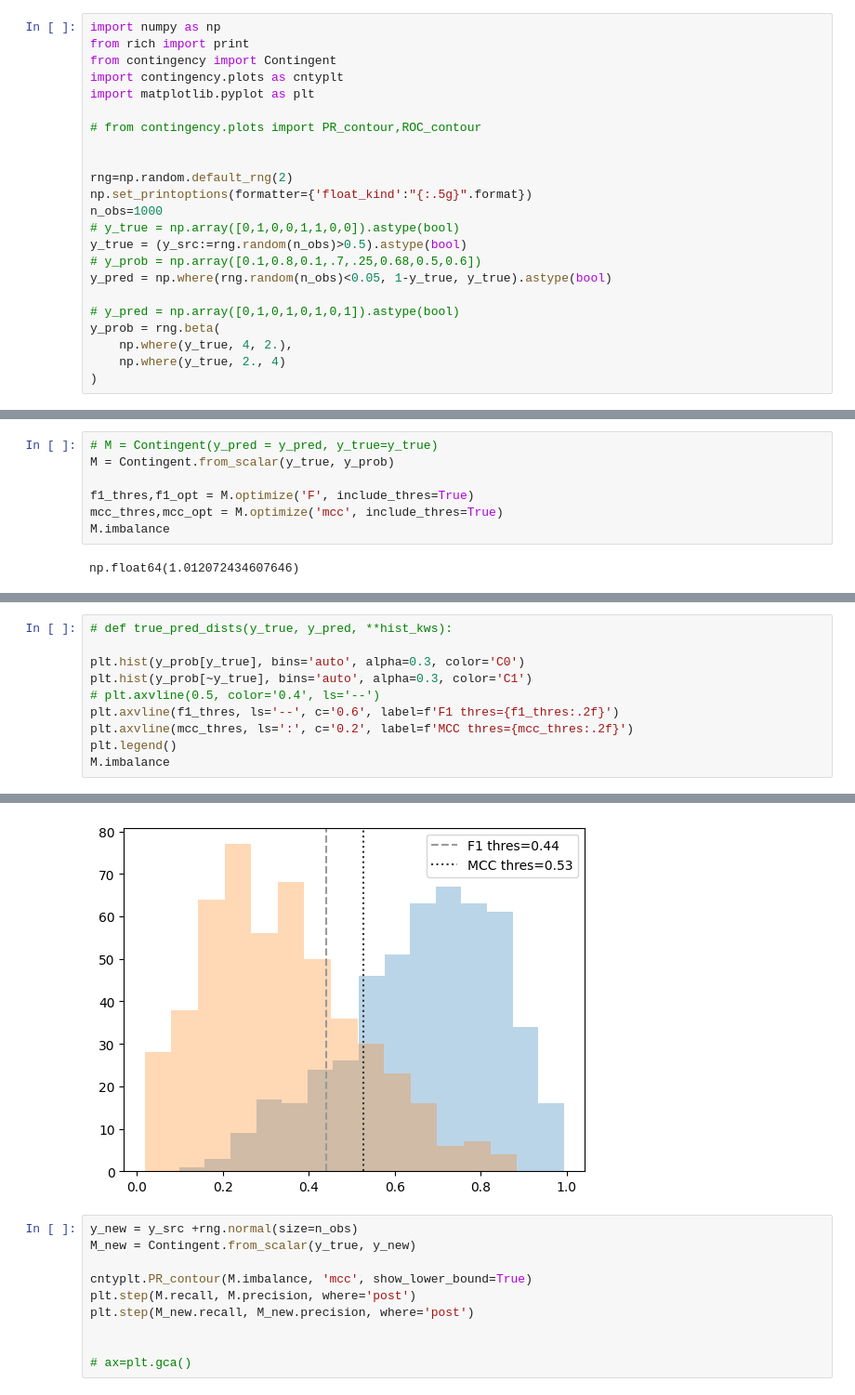
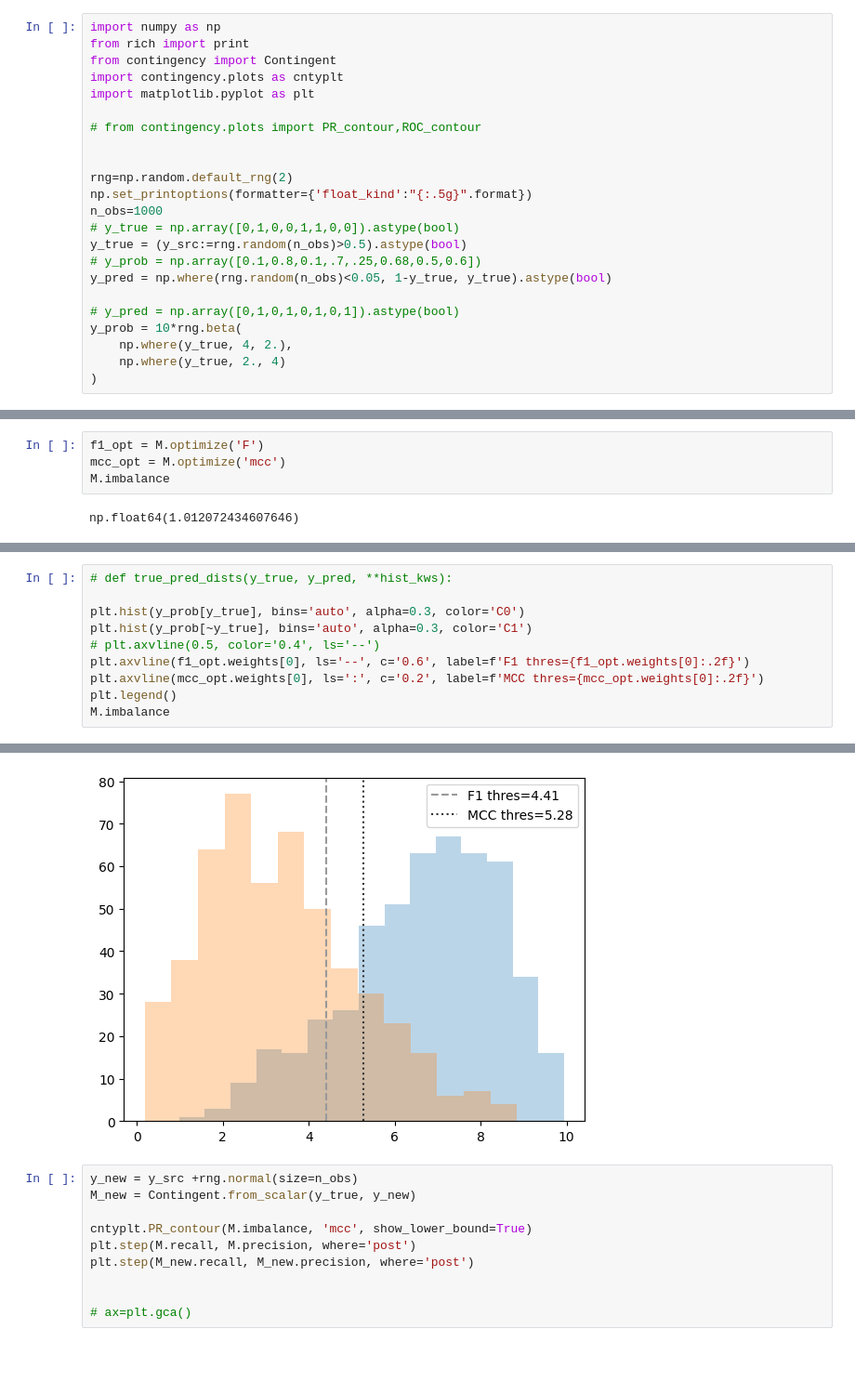
Before and after one commit to rtbs-dev/Contingency, a Jupyter notebook: examples/roc_prgain.ipynb, the cells around one changed output, grey strips where cells are left out. Shown at 93% size. Drawn from its saved outputs; the diff is of its cells as text; blank space fills up the shorter version.

Commit message:
refactor to retain original pred vals

```diff
--- a/examples/roc_prgain.ipynb
+++ b/examples/roc_prgain.ipynb
@@ -17,7 +17,7 @@ y_true = (y_src:=rng.random(n_obs)>0.5).astype(bool)
 y_pred = np.where(rng.random(n_obs)<0.05, 1-y_true, y_true).astype(bool)
 
 # y_pred = np.array([0,1,0,1,0,1,0,1]).astype(bool)
-y_prob = rng.beta(
+y_prob = 10*rng.beta(
     np.where(y_true, 4, 2.),
     np.where(y_true, 2., 4)
 )
@@ -24,9 +37,6 @@ y_prob = rng.beta(
 # %%
-# M = Contingent(y_pred = y_pred, y_true=y_true)
-M = Contingent.from_scalar(y_true, y_prob)
-
-f1_thres,f1_opt = M.optimize('F', include_thres=True)
-mcc_thres,mcc_opt = M.optimize('mcc', include_thres=True)
+f1_opt = M.optimize('F')
+mcc_opt = M.optimize('mcc')
 M.imbalance
 # %% [output]
 np.float64(1.012072434607646)
@@ -71,16 +81,16 @@ plt.tight_layout()
 # %%
 # def true_pred_dists(y_true, y_pred, **hist_kws):
 
 plt.hist(y_prob[y_true], bins='auto', alpha=0.3, color='C0')
 plt.hist(y_prob[~y_true], bins='auto', alpha=0.3, color='C1')
 # plt.axvline(0.5, color='0.4', ls='--')
-plt.axvline(f1_thres, ls='--', c='0.6', label=f'F1 thres={f1_thres:.2f}')
-plt.axvline(mcc_thres, ls=':', c='0.2', label=f'MCC thres={mcc_thres:.2f}')
+plt.axvline(f1_opt.weights[0], ls='--', c='0.6', label=f'F1 thres={f1_opt.weights[0]:.2f}')
+plt.axvline(mcc_opt.weights[0], ls=':', c='0.2', label=f'MCC thres={mcc_opt.weights[0]:.2f}')
 plt.legend()
 M.imbalance
 # %% [output]
 np.float64(1.012072434607646)
-[figure, old version]
+[figure, new version]
 # %%
 y_new = y_src +rng.normal(size=n_obs)
 M_new = Contingent.from_scalar(y_true, y_new)
```
Also changed, not shown: parts of 8 cells of this notebook, 2 other files.
